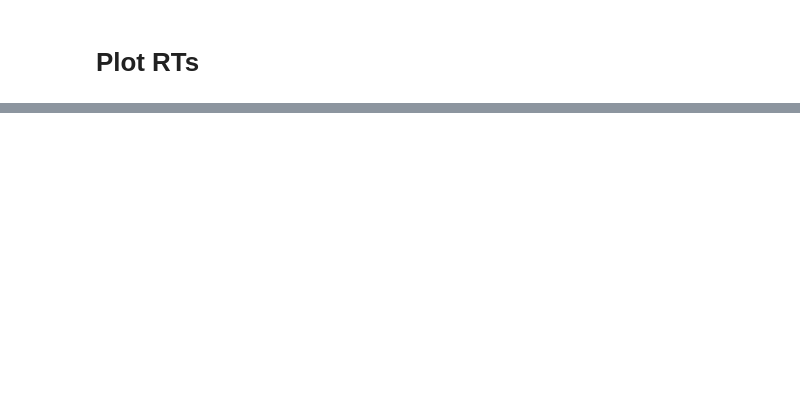
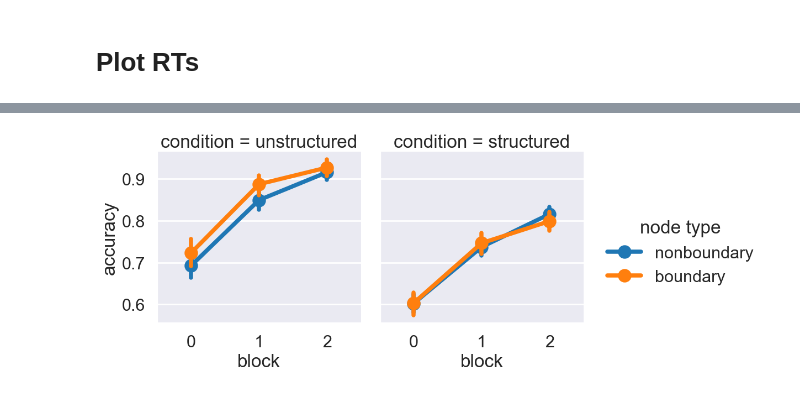
Before and after one commit to tejas-savalia/eb_mem, a Jupyter notebook: analysis_sandbox.ipynb, the cells around one changed output, grey strips where cells are left out. Saved outputs shown, nothing was run; the diff lists cells and outputs as text; code cells hidden in the pictures; blank space fills up the shorter version.

```diff
--- a/analysis_sandbox.ipynb
+++ b/analysis_sandbox.ipynb
@@ -102,0 +143,6 @@ df_clean_rt_outlier = df_clean[np.abs(stat.zscore(df_clean['rt'], nan_policy='om
+# %%
+g = sns.catplot(x = 'block', y = 'accuracy',  col = 'condition',
+           data = df_clean_exposure, kind = 'point', margin_titles=True, hue = 'node type')
+# g.set_xticklabels(rotation=90)
+# %% [output]
+[figure, added]
```
Also changed, not shown: parts of 17 cells of this notebook.
